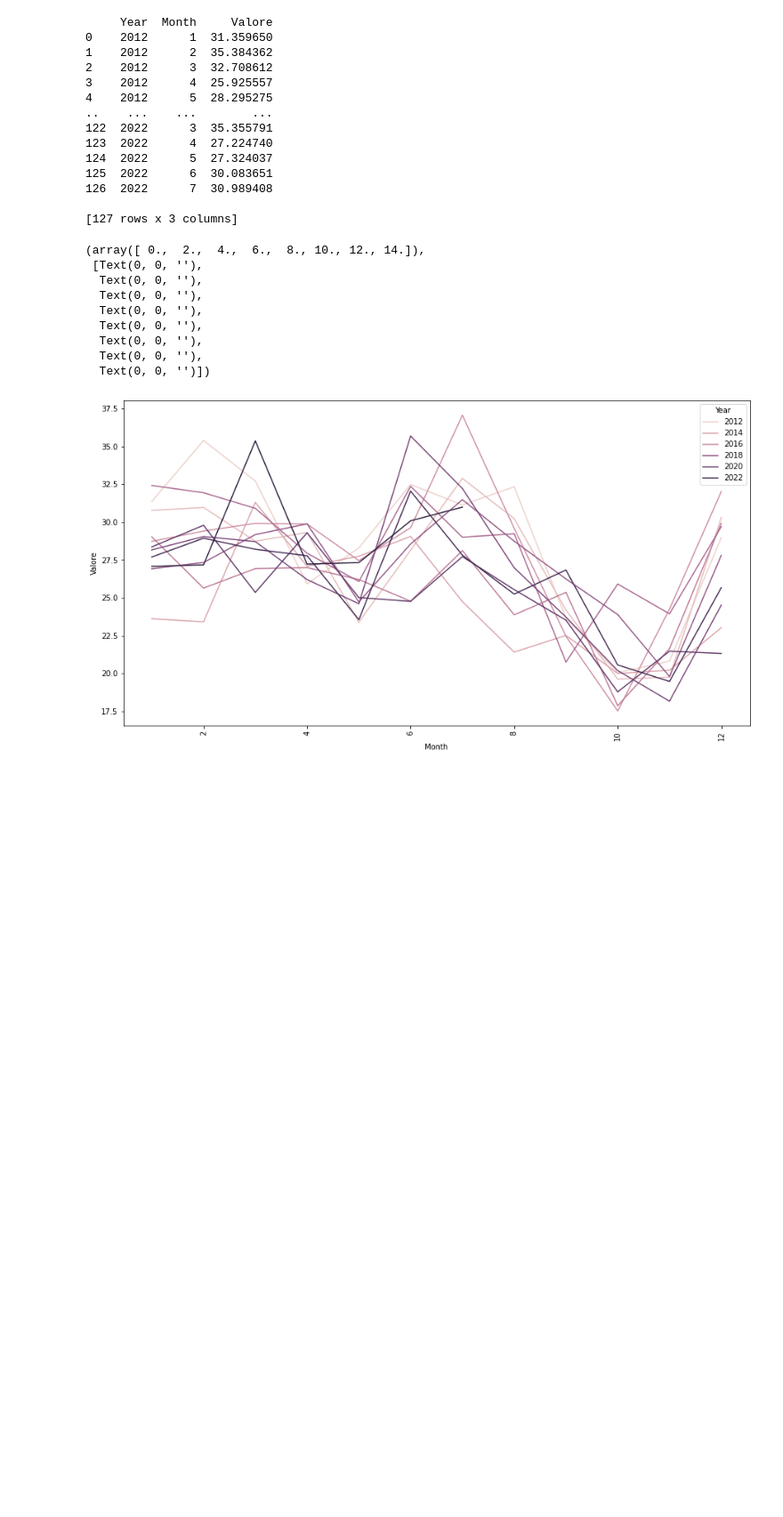
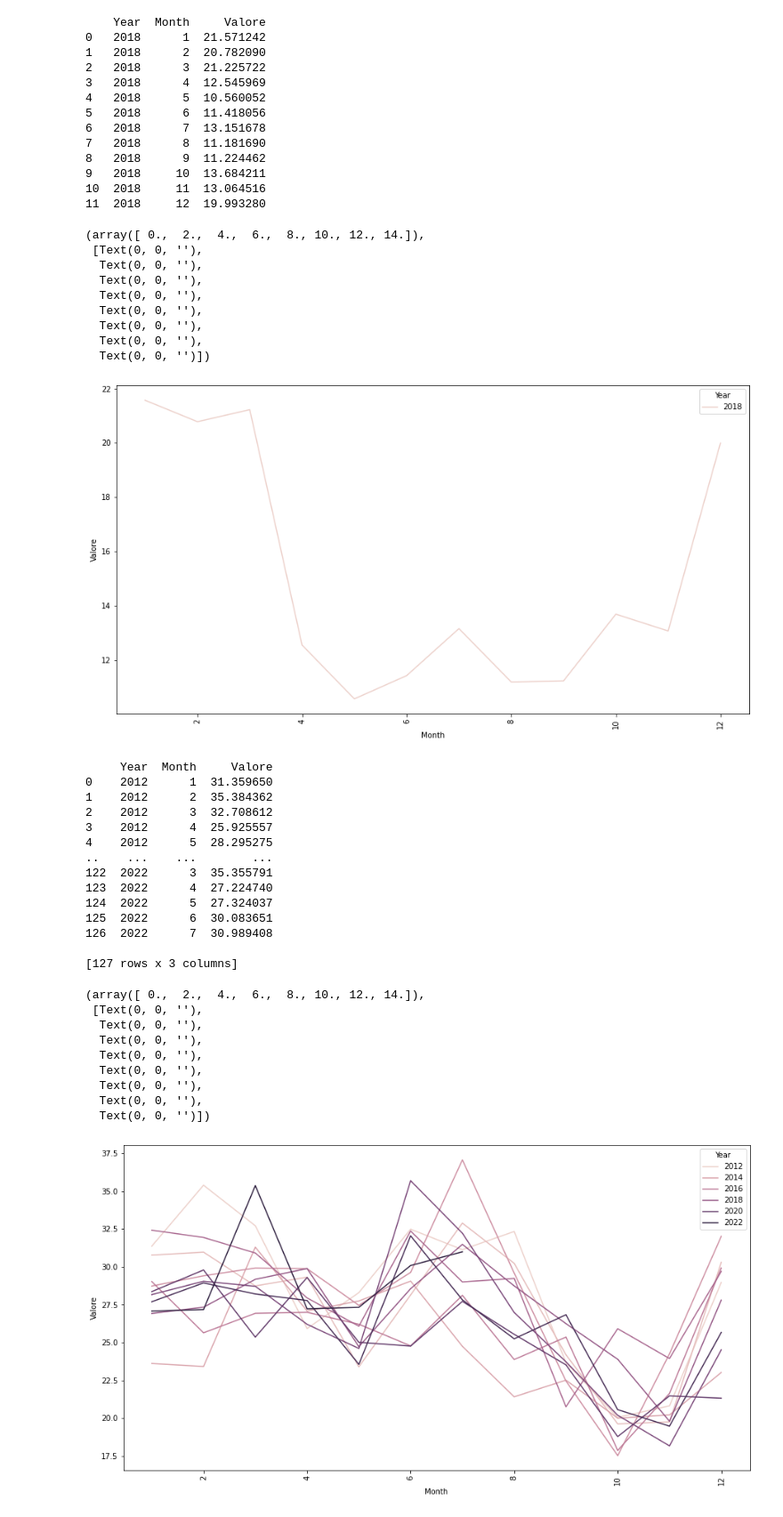
Before and after one commit to WebValley2022/webvalley-dashboard, a Jupyter notebook: 3rd Section Plots/MonthlyPlot.ipynb, the cells around one changed output. Shown at 89% size. Saved outputs shown, nothing was run; the diff lists cells and outputs as text; code cells hidden in the pictures; blank space fills up the shorter version.

Commit message:
Using similar user's input for ploting

```diff
--- a/3rd Section Plots/MonthlyPlot.ipynb
+++ b/3rd Section Plots/MonthlyPlot.ipynb
@@ -5,7 +5,46 @@ from matplotlib import pyplot as plt
 import seaborn as sns
 from matplotlib.pyplot import xticks
 # %%
-df = pd.read_csv('./data/merged_APPA_data.csv', encoding='windows-1252')
+df = pd.read_csv('../data/merged_APPA_data.csv', encoding='windows-1252')
+# %%
+df = df[df.Valore != "n.d."]
+df["Valore"] = pd.to_numeric(df.Valore)
+df["Data"] = pd.to_datetime(df.Data)
+#example for the input value below:
+df_year_avg = df[(df.Stazione == "Rovereto") & (df.Inquinante == "PM2.5") & (df.Data.dt.year == 2018)]
+df_year_avg = df_year_avg.groupby(pd.PeriodIndex(df_year_avg['Data'], freq="M"))['Valore'].mean()
+df_year_avg = df_year_avg.reset_index()
+df_year_avg = df_year_avg.groupby([df_year_avg.Data.dt.year, df_year_avg.Data.dt.month]).mean()
+df_year_avg.index.names = ["Year", "Month"]
+df_year_avg = df_year_avg.reset_index()
+print(df_year_avg)
+plt.gcf().set_size_inches(15, 8)
+sns.lineplot(y="Valore", x="Month", hue= "Year",data=df_year_avg)
+xticks(rotation = 90)
+# %% [output]
+    Year  Month     Valore
+0   2018      1  21.571242
+1   2018      2  20.782090
+2   2018      3  21.225722
+3   2018      4  12.545969
+4   2018      5  10.560052
+5   2018      6  11.418056
+6   2018      7  13.151678
+7   2018      8  11.181690
+8   2018      9  11.224462
+9   2018     10  13.684211
+10  2018     11  13.064516
+11  2018     12  19.993280
+(array([ 0.,  2.,  4.,  6.,  8., 10., 12., 14.]),
+ [Text(0, 0, ''),
+  Text(0, 0, ''),
+  Text(0, 0, ''),
+  Text(0, 0, ''),
+  Text(0, 0, ''),
+  Text(0, 0, ''),
+  Text(0, 0, ''),
+  Text(0, 0, '')])
+[figure, added]
 # %%
 df = df[df.Valore != "n.d."]
 df["Valore"] = pd.to_numeric(df.Valore)
```
Also changed, not shown: 2 other files.
